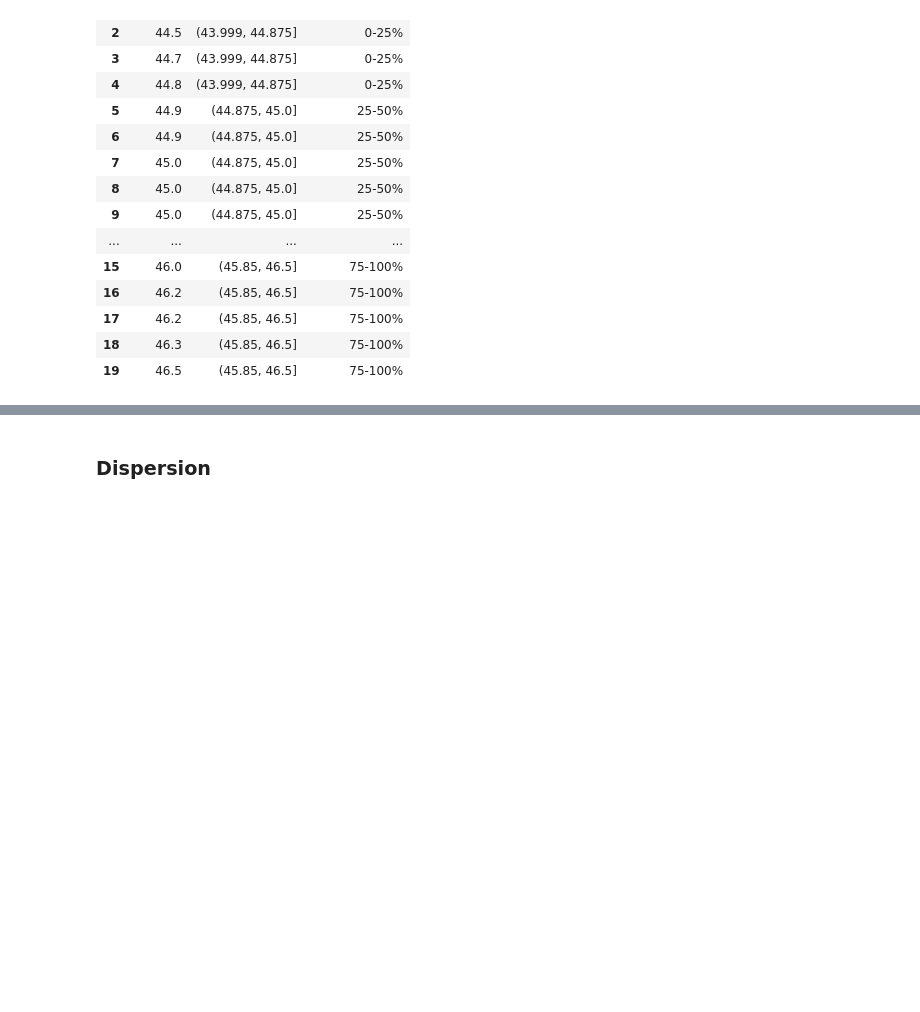
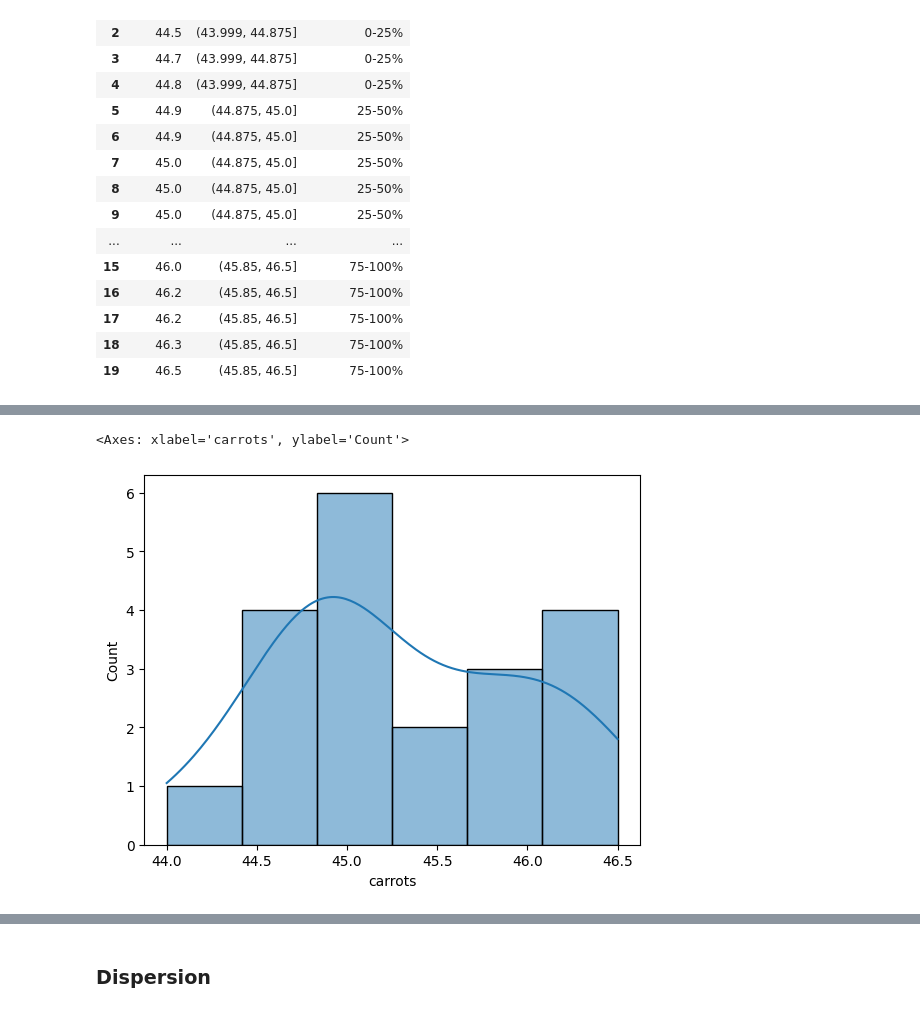
Before and after one commit to ErickVisone/DataScience, a Jupyter notebook: datascience/blood_donors.ipynb, the cells around one changed output, grey strips where cells are left out. Saved outputs shown, nothing was run; the diff lists cells and outputs as text; code cells hidden in the pictures; blank space fills up the shorter version.

```diff
--- a/datascience/blood_donors.ipynb
+++ b/datascience/blood_donors.ipynb
@@ -524,0 +530,5 @@ df_carrots_ordered
+# %%
+sns.histplot(data = df_carrots, x = 'carrots', kde=True)
+# %% [output]
+<Axes: xlabel='carrots', ylabel='Count'>
+[figure, added]
```
Also changed, not shown: parts of 2 cells of this notebook.
